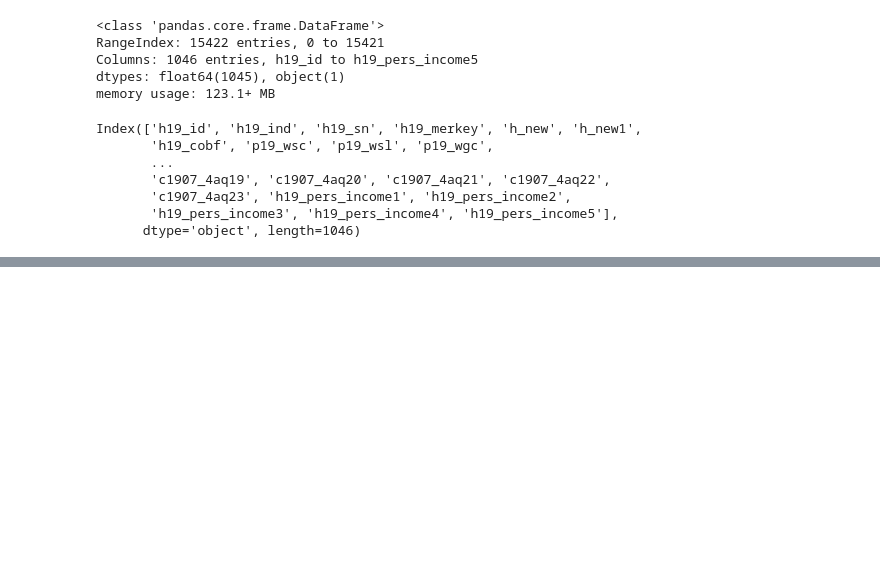
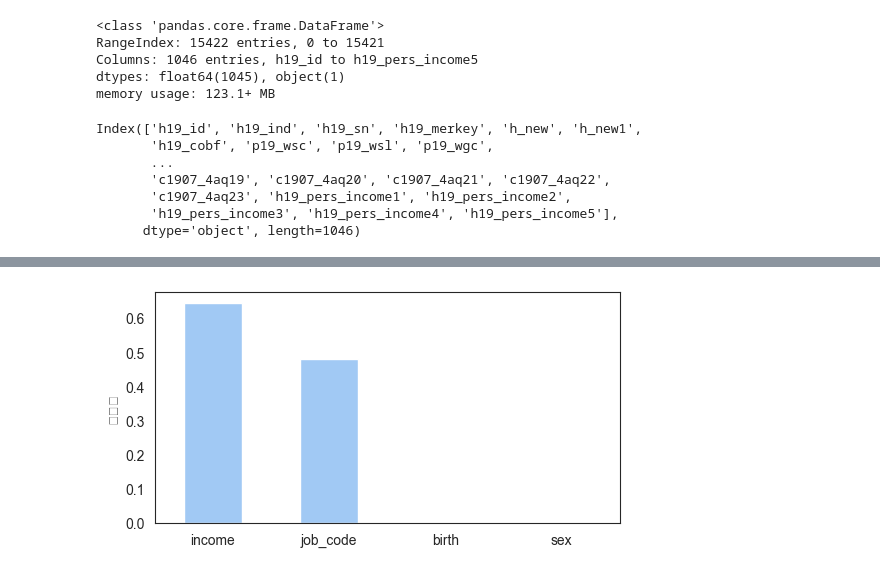
Before and after one commit to clachic00/data_analysis, a Jupyter notebook: 한국복지패널/eda.ipynb, the cells around one changed output, grey strips where cells are left out. Saved outputs shown, nothing was run; the diff lists cells and outputs as text; code cells hidden in the pictures; blank space fills up the shorter version.

```diff
--- a/한국복지패널/eda.ipynb
+++ b/한국복지패널/eda.ipynb
@@ -55,0 +179,11 @@ print(df[['h19_g3','h19_g4','p1902_8aq1','h19_eco9']])
+# %%
+# 변수별 결측 비율
+na_rate = data.isnull().mean().sort_values(ascending=False) # 각 컬럼의 결측값 비율 계산 후 내림차순
+
+plt.figure(figsize=(6,3))
+na_rate.plot(kind='bar')
+plt.ylabel('결측률')
+plt.xticks(rotation=0)
+plt.show()
+# %% [output]
+[figure, added]
```
Also changed, not shown: parts of 40 cells of this notebook, 8 other files.
